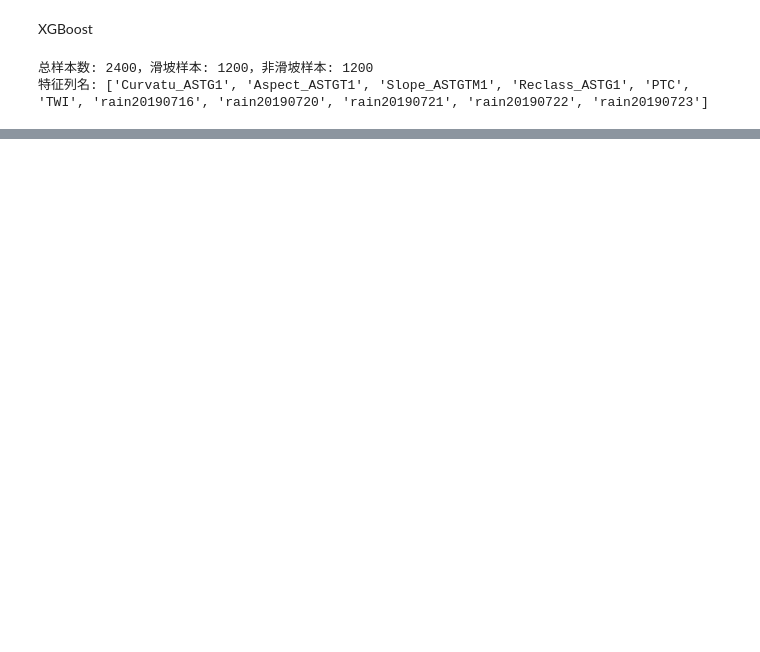
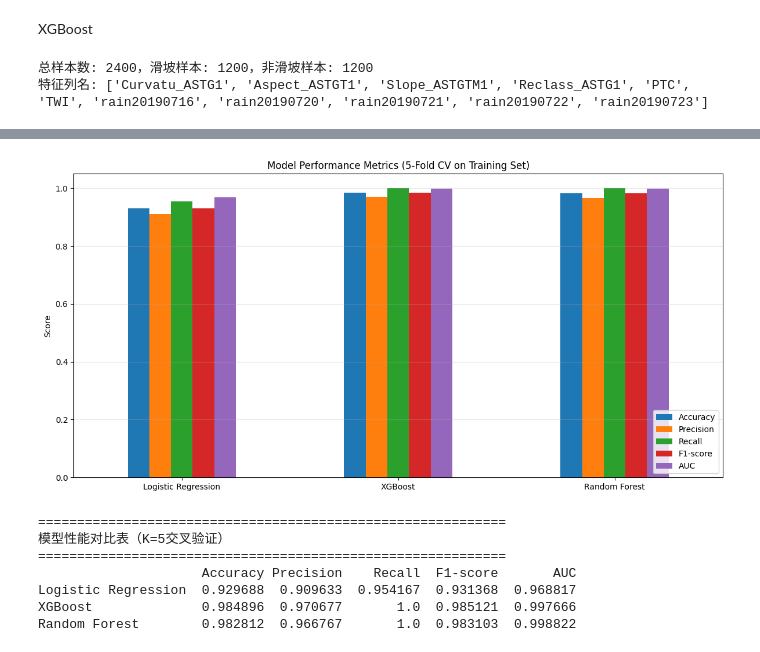
Before and after one commit to Young-yrx/guizhou-landslide, a Jupyter notebook: guizhou.ipynb, the cells around one changed output, grey strips where cells are left out. Saved outputs shown, nothing was run; the diff lists cells and outputs as text; code cells hidden in the pictures; blank space fills up the shorter version.

```diff
--- a/guizhou.ipynb
+++ b/guizhou.ipynb
@@ -212,0 +222,29 @@ Non-landslide       1.00      0.94      0.97       240
+# %%
+# =============================================================================
+# 7. 交叉验证指标汇总条形图
+# =============================================================================
+metrics_df = pd.DataFrame(cv_results).T[['Accuracy', 'Precision', 'Recall', 'F1-score', 'AUC']]
+metrics_df.plot(kind='bar', figsize=(12, 6))
+plt.title('Model Performance Metrics (5-Fold CV on Training Set)')
+plt.ylabel('Score')
+plt.xticks(rotation=0)
+plt.ylim(0, 1.05)
+plt.legend(loc='lower right')
+plt.grid(axis='y', alpha=0.3)
+plt.tight_layout()
+plt.show()
+
+# 打印详细对比表
+print("\n" + "="*60)
+print("模型性能对比表（K=5交叉验证）")
+print("="*60)
+print(metrics_df.to_string())
+# %% [output]
+[figure, added]
+============================================================
+模型性能对比表（K=5交叉验证）
+============================================================
+                     Accuracy Precision    Recall  F1-score       AUC
+Logistic Regression  0.929688  0.909633  0.954167  0.931368  0.968817
+XGBoost              0.984896  0.970677       1.0  0.985121  0.997666
+Random Forest        0.982812  0.966767       1.0  0.983103  0.998822
```
Also changed, not shown: parts of 17 cells of this notebook.
